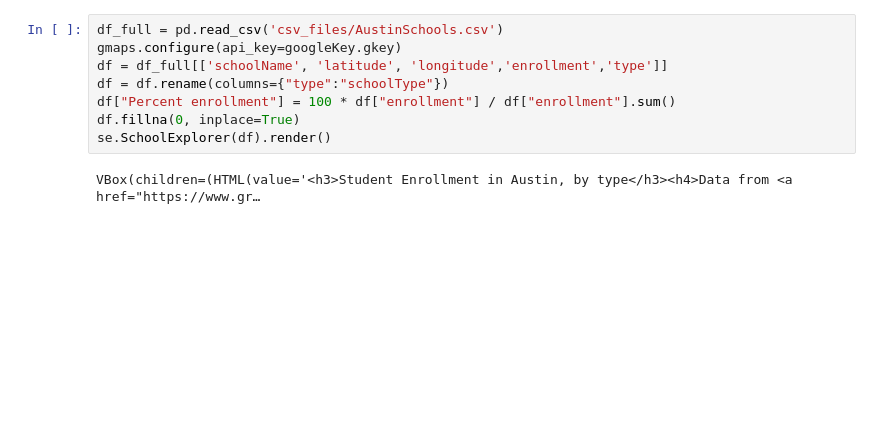
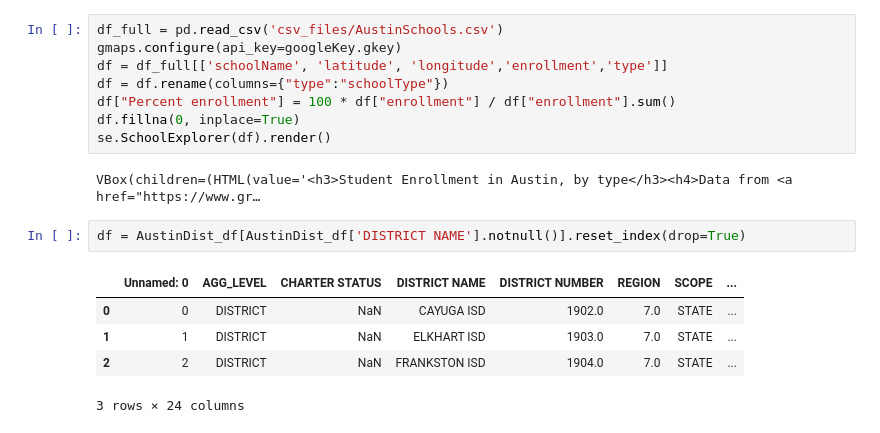
Before and after one commit to camfoy/Title-I-Enrollment-Project, a Jupyter notebook: Title1enrollmentAcrossAustin.ipynb, the cells around one changed output. Saved outputs shown, nothing was run; the diff lists cells and outputs as text; blank space fills up the shorter version.

```diff
--- a/Title1enrollmentAcrossAustin.ipynb
+++ b/Title1enrollmentAcrossAustin.ipynb
@@ -60,3 +73,11 @@ df.fillna(0, inplace=True)
 se.SchoolExplorer(df).render()
 # %% [output]
 VBox(children=(HTML(value='<h3>Student Enrollment in Austin, by type</h3><h4>Data from <a href="https://www.gr…
+# %%
+df = AustinDist_df[AustinDist_df['DISTRICT NAME'].notnull()].reset_index(drop=True)
+# %% [output]
+|  | Unnamed: 0 | AGG_LEVEL | CHARTER STATUS | DISTRICT NAME | DISTRICT NUMBER | REGION | SCOPE | ... |
+| 0 | 0 | DISTRICT | NaN | CAYUGA ISD | 1902.0 | 7.0 | STATE | ... |
+| 1 | 1 | DISTRICT | NaN | ELKHART ISD | 1903.0 | 7.0 | STATE | ... |
+| 2 | 2 | DISTRICT | NaN | FRANKSTON ISD | 1904.0 | 7.0 | STATE | ... |
+3 rows × 24 columns
```
Also changed, not shown: parts of 21 cells of this notebook.
